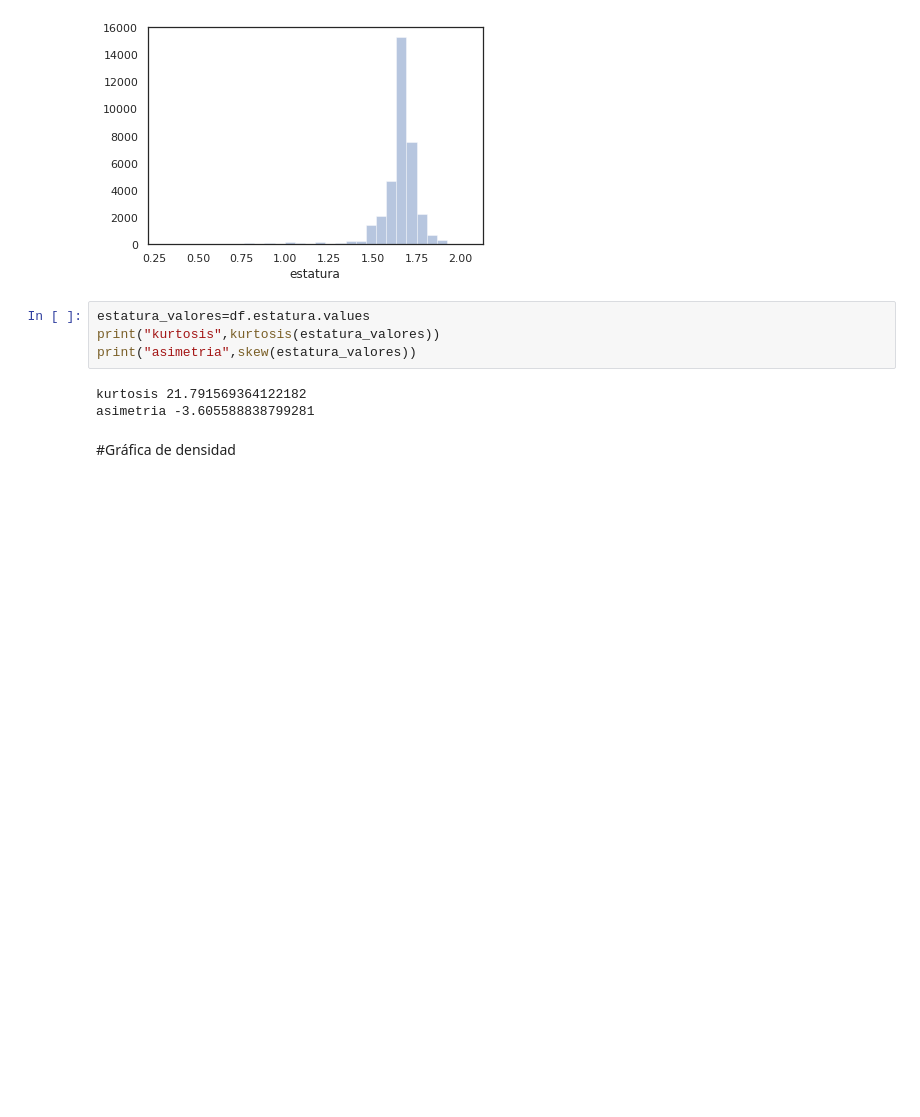
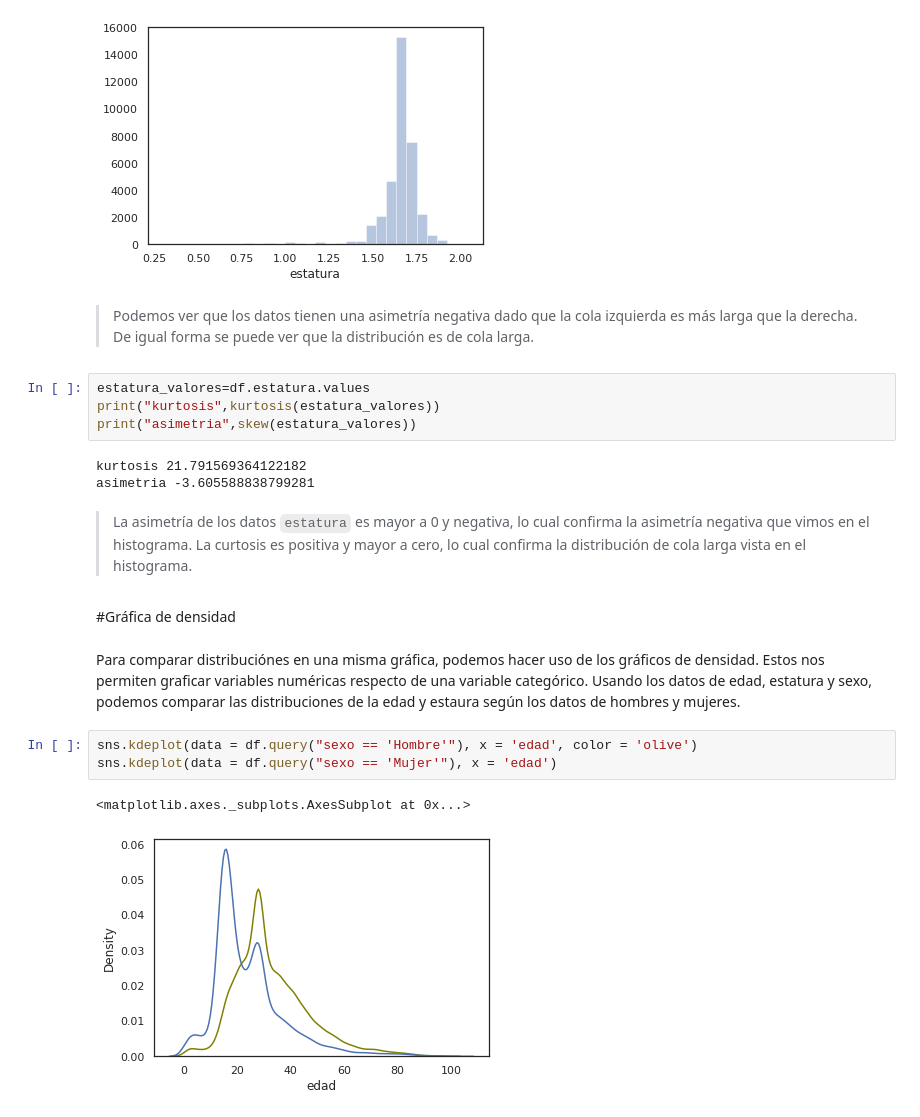
Before and after one commit to MinervaNunez/Proyecto-_Fase3_Python, a Jupyter notebook: Proyecto_Fase_3_BEDU.ipynb, the cells around one changed output. Drawn from its saved outputs; the diff is of its cells as text; blank space fills up the shorter version.

```diff
--- a/Proyecto_Fase_3_BEDU.ipynb
+++ b/Proyecto_Fase_3_BEDU.ipynb
@@ -216,6 +257,10 @@ sns.distplot(df['estatura'], kde=False, norm_hist=False, bins=30)
 # %% [output]
 <matplotlib.axes._subplots.AxesSubplot at 0x...>
 [figure]
+# %% [markdown]
+
+
+> Podemos ver que los datos tienen una asimetría negativa dado que la cola izquierda es más larga que la derecha. De igual forma se puede ver que la distribución es de cola larga.
 # %%
 estatura_valores=df.estatura.values
 print("kurtosis",kurtosis(estatura_valores))
@@ -223,5 +268,17 @@ print("asimetria",skew(estatura_valores))
 # %% [output]
 kurtosis 21.791569364122182
 asimetria -3.605588838799281
+# %% [markdown]
+
+
+> La asimetría de los datos `estatura` es mayor a 0 y negativa, lo cual confirma la asimetría negativa que vimos en el histograma. La curtosis es positiva y mayor a cero, lo cual confirma la distribución de cola larga vista en el histograma.
 # %% [markdown]
 #Gráfica de densidad
+# %% [markdown]
+Para comparar distribuciónes en una misma gráfica, podemos hacer uso de los gráficos de densidad. Estos nos permiten graficar variables numéricas respecto de una variable categórico. Usando los datos de edad, estatura y sexo, podemos comparar las distribuciones de la edad y estaura según los datos de hombres y mujeres.
+# %%
+sns.kdeplot(data = df.query("sexo == 'Hombre'"), x = 'edad', color = 'olive')
+sns.kdeplot(data = df.query("sexo == 'Mujer'"), x = 'edad')
+# %% [output]
+<matplotlib.axes._subplots.AxesSubplot at 0x...>
+[figure, added]
```
Also changed, not shown: parts of 35 cells of this notebook.
